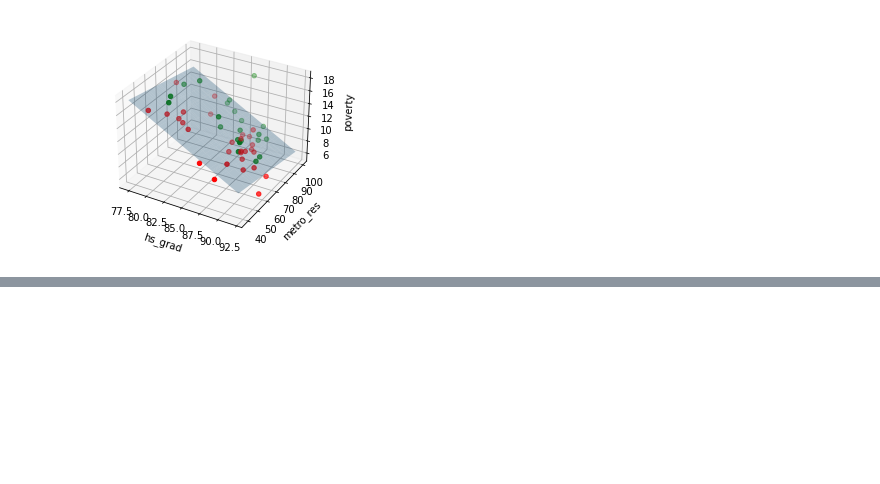
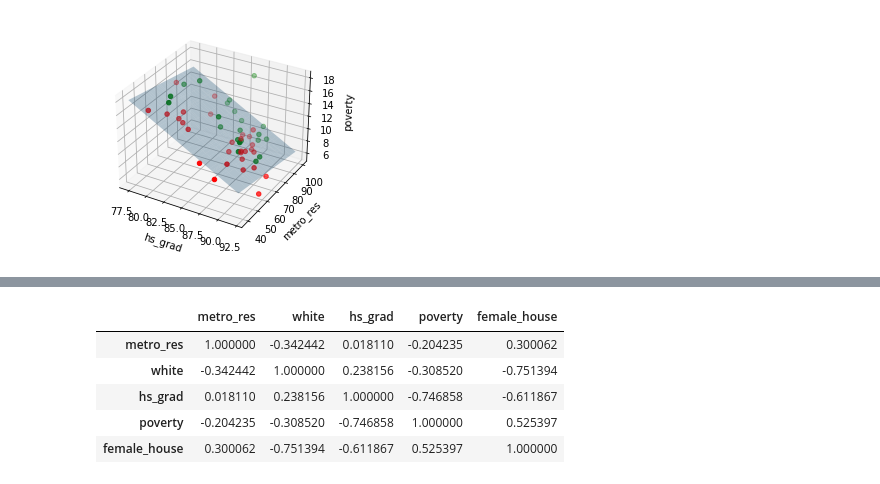
Before and after one commit to artemsaw/statistics_basic, a Jupyter notebook: multy_regression.ipynb, the cells around one changed output, grey strips where cells are left out. Cells and saved outputs as stored; diff of their text form; code cells hidden in the pictures; blank space fills up the shorter version.

```diff
--- a/multy_regression.ipynb
+++ b/multy_regression.ipynb
@@ -85,0 +103,17 @@ Text(0.5, 0, 'poverty')
+# %%
+import pandas as pd
+import matplotlib.pyplot as plt
+import numpy as np
+
+data = pd.read_csv(
+    'http://d396qusza40orc.cloudfront.net/statistics/lec_resources/states.csv')
+
+corr = data.corr()
+corr
+# %% [output]
+|  | metro_res | white | hs_grad | poverty | female_house |
+| metro_res | 1.000000 | -0.342442 | 0.018110 | -0.204235 | 0.300062 |
+| white | -0.342442 | 1.000000 | 0.238156 | -0.308520 | -0.751394 |
+| hs_grad | 0.018110 | 0.238156 | 1.000000 | -0.746858 | -0.611867 |
+| poverty | -0.204235 | -0.308520 | -0.746858 | 1.000000 | 0.525397 |
+| female_house | 0.300062 | -0.751394 | -0.611867 | 0.525397 | 1.000000 |
```
Also changed, not shown: parts of 2 cells of this notebook, 2 other files.
